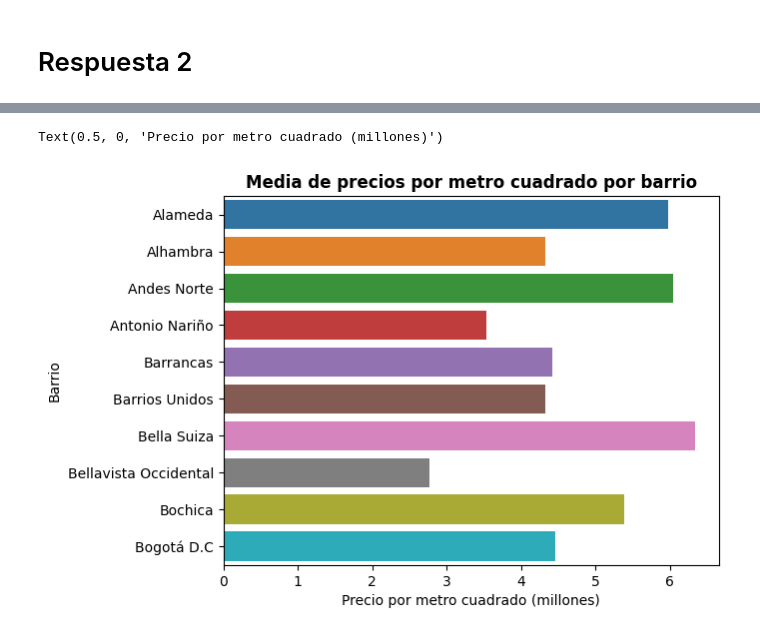
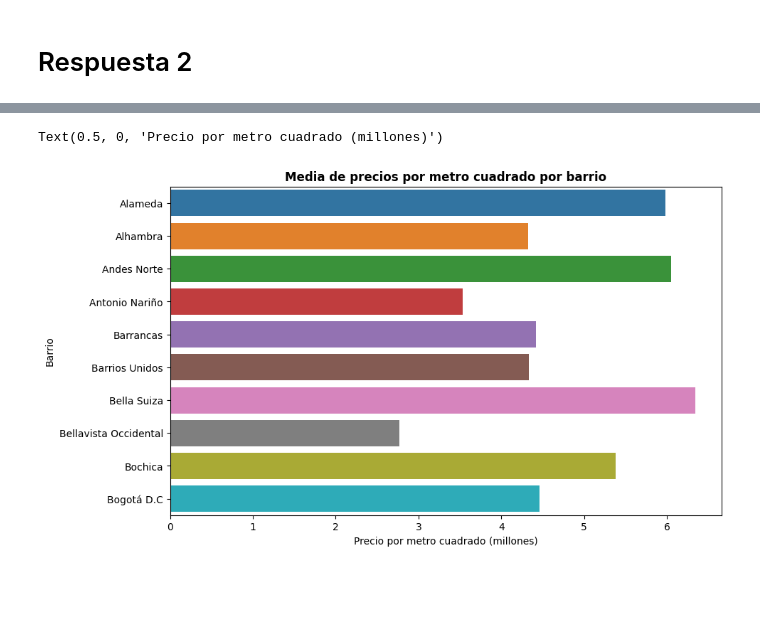
Before and after one commit to SoleEsp/Inmersion_datos_ALURA_LATAM, a Jupyter notebook: Desafio_clase_2.ipynb, the cells around one changed output, grey strips where cells are left out. Drawn from its saved outputs; the diff is of its cells as text; code cells hidden in the pictures; blank space fills up the shorter version.

```diff
--- a/Desafio_clase_2.ipynb
+++ b/Desafio_clase_2.ipynb
@@ -117,10 +117,11 @@ inmuebles.sample(5)
 barrios = inmuebles.groupby(['Barrio'])['Precio_m2'].mean().reset_index().head(10) # agrupamos los barrios y obtenemos el promedio de Precio_m2
 # %%
 #grafico
+plt.figure(figsize=(10,6))
 sns.barplot(data=barrios, y='Barrio', x='Precio_m2')
 plt.title('Media de precios por metro cuadrado por barrio',fontweight='bold')
 plt.ylabel('Barrio')
 plt.xlabel('Precio por metro cuadrado (millones)')
 # %% [output]
 Text(0.5, 0, 'Precio por metro cuadrado (millones)')
-[figure, old version]
+[figure, new version]
```
